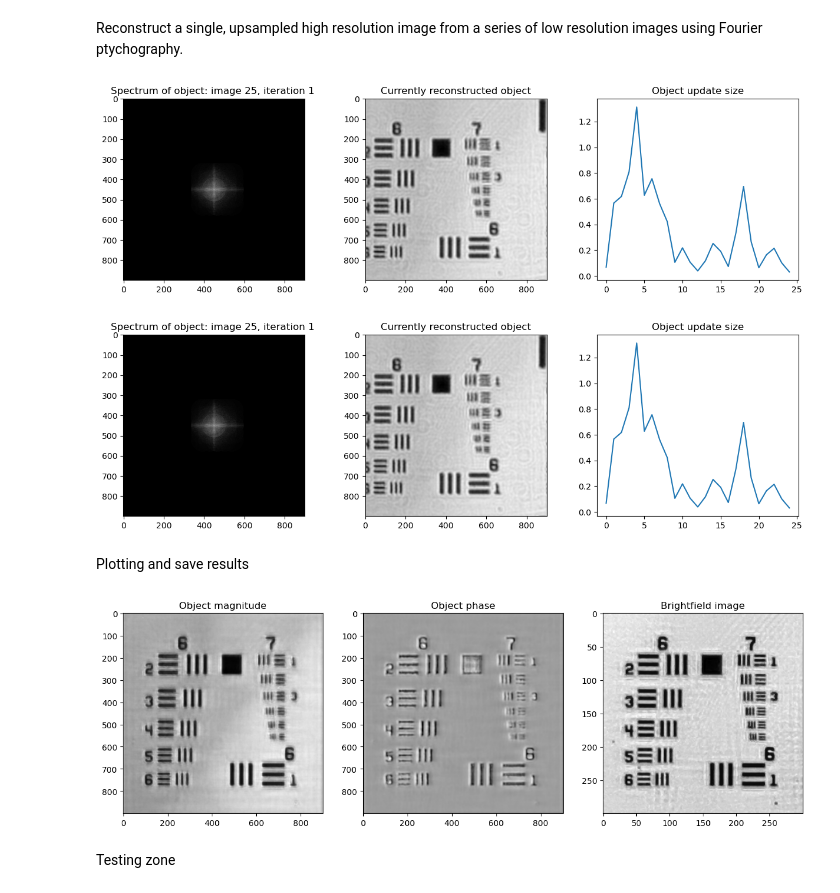
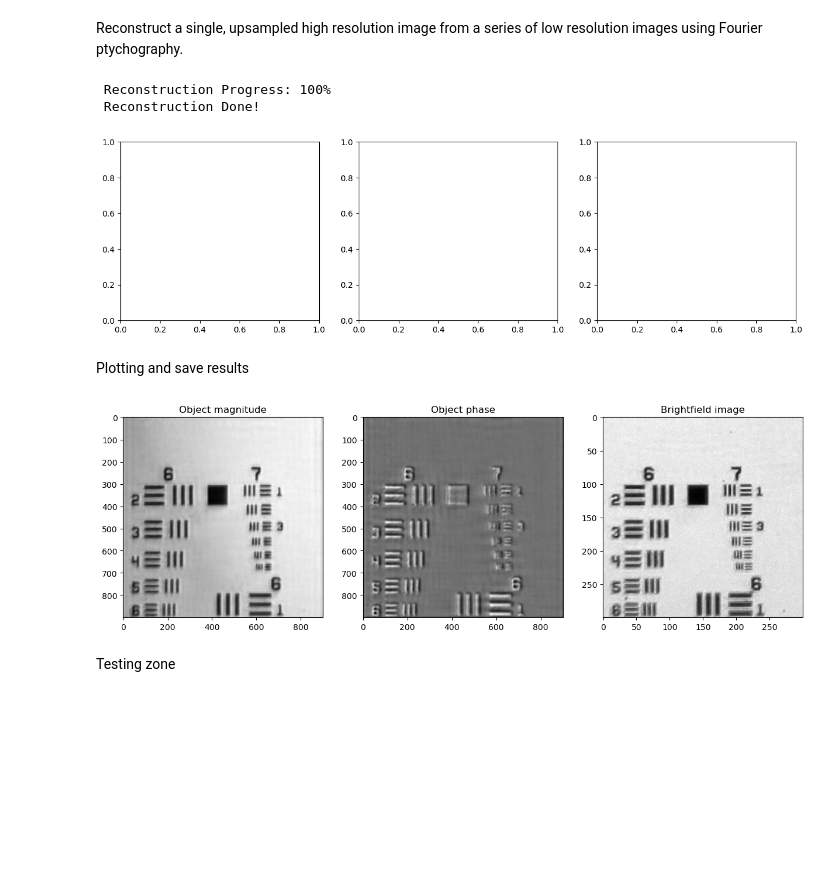
Before and after one commit to willtaylor072/Will_Taylor_FPM_4YP-main, a Jupyter notebook: reconstruction.ipynb, the cells around one changed output. Cells and saved outputs as stored; diff of their text form; code cells hidden in the pictures; blank space fills up the shorter version.

```diff
--- a/reconstruction.ipynb
+++ b/reconstruction.ipynb
@@ -65,38 +65,39 @@ pupil = r<1 # Binary mask for frequencies below cutoff frequency (higher frequen
 
 # Initial object estimate (using first image)
 img = np.sqrt(images[:,:,0]) # Amplitude of central image
 F_img = fpm.FT(img) # Fourier transformed image (with shift)
 F_img = F_img * pupil # Apply pupil function
 pad_width = int((obj_size - img_size) / 2) # Padding to make correct size
 obj = np.pad(F_img,pad_width,'constant',constant_values=0) # Initial object in frequency domain
 
 # Create fig and axes for plotting
 fig, axes = plt.subplots(1,3,figsize=(15,4))
 
 # Set parameters for reconstruction algorithm
 options = {
-    'max_iter': 1, # Number of iterations
-    'alpha': 5, # Regularisation parameter for update strength, <10, 5 seems good for most cases
+    'max_iter': 15, # Number of iterations
+    'alpha': 8, # Regularisation parameter for update strength, <10, 5 seems good for most cases
     'beta': 100, # Regularisation parameter, >0, not important
-    'plot_mode': 3, # 0, off; 2, plot every image; 3, plot every iteration (notebook version)
+    'plot_mode': 0, # 0, off; 2, plot every image; 3, plot every iteration (notebook version)
     'quality_threshold': 0, # Will only use images with dynamic range greater than this (set to 0 to use all images)
     'moderator_on': False, # Will reduce impact on object update from low information images (helps stability)
     'LED_correction': False, # Adjust LED positions (kx,ky)
 }
 
 # Reconstruction with calculated kx and ky (quickstart)
 kx,ky = fpm.calculate_fourier_positions(x_abs, y_abs, LED2SAMPLE, WLENGTH, PIX_SIZE, img_size)
 rec_obj,rec_pupil,kx_updated,ky_updated = fpm.reconstruct(images, kx, ky, obj, pupil, options, fig, axes)
 # np.save(os.path.join(data_path,'kx_updated'),kx_updated)
 # np.save(os.path.join(data_path,'ky_updated'),ky_updated)
 
 # # Reconstruction with loaded / optimal kx and ky (optimal values depend on crop size)
 # kx = np.load(os.path.join(data_path,'kx_updated.npy'))
 # ky = np.load(os.path.join(data_path,'ky_updated.npy'))
 # rec_obj,rec_pupil,_,_ = reconstruct(images, kx, ky, obj, pupil, options, fig, axes)
 # %% [output]
+ Reconstruction Progress: 100%
+ Reconstruction Done!
-[figure, old version]
+[figure, new version]
-[figure, removed]
 # %% [markdown]
 Plotting and save results
 # %%
@@ -128,7 +129,7 @@ obj_arg.save('results/recent/phase.png',format='PNG')
 bf = Image.open(os.path.join(data_path,'brightfield.png'))
 bf.save('results/recent/brightfield.png')
 # %% [output]
-[figure, old version]
+[figure, new version]
 # %% [markdown]
 Testing zone
 # %%
```
Also changed, not shown: parts of 1 cell of this notebook.
